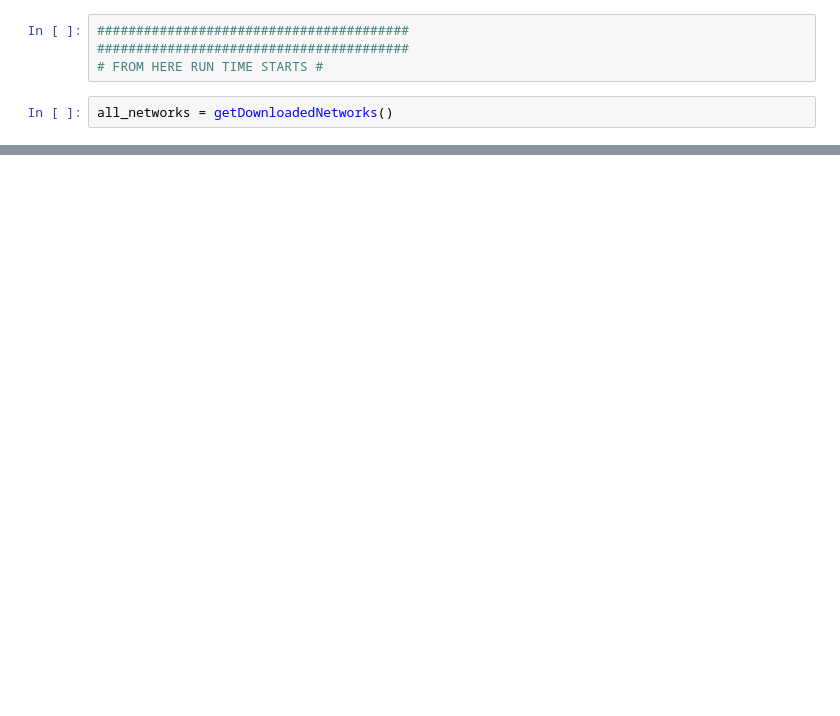
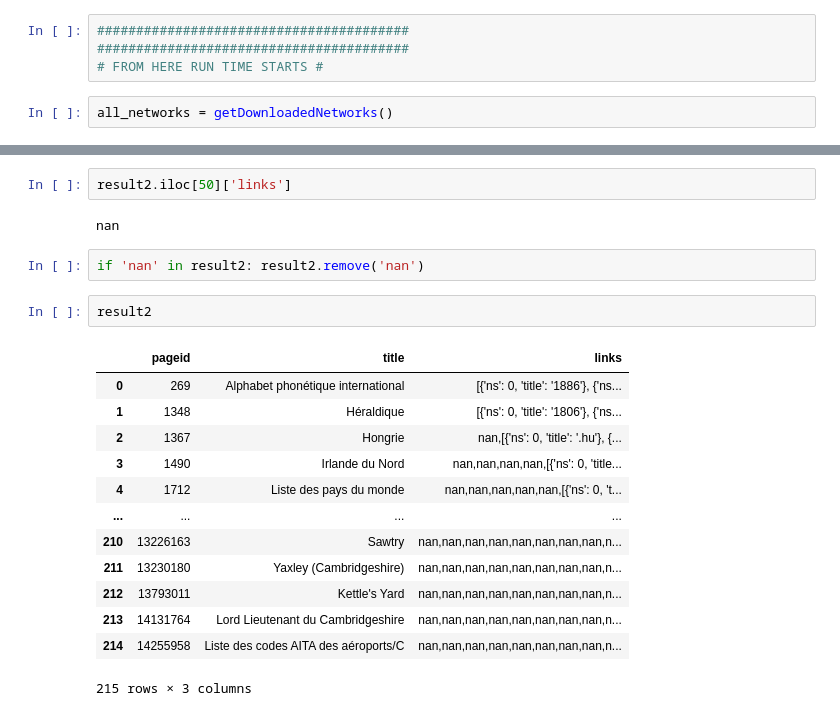
Before and after one commit to teijehidde/Comparing-Wiki-Knowledge-Networks, a Jupyter notebook: Code/Notebook_app.ipynb, the cells around one changed output, grey strips where cells are left out. Drawn from its saved outputs; the diff is of its cells as text; blank space fills up the shorter version.

```diff
--- a/Code/Notebook_app.ipynb
+++ b/Code/Notebook_app.ipynb
@@ -456,0 +436,22 @@ graph_stylesheet.to_dict('records')
+# %%
+result2.iloc[50]['links']
+# %% [output]
+nan
+# %%
+if 'nan' in result2: result2.remove('nan')
+# %%
+result2
+# %% [output]
+|  | pageid | title | links |
+| 0 | 269 | Alphabet phonétique international | [{'ns': 0, 'title': '1886'}, {'ns... |
+| 1 | 1348 | Héraldique | [{'ns': 0, 'title': '1806'}, {'ns... |
+| 2 | 1367 | Hongrie | nan,[{'ns': 0, 'title': '.hu'}, {... |
+| 3 | 1490 | Irlande du Nord | nan,nan,nan,nan,[{'ns': 0, 'title... |
+| 4 | 1712 | Liste des pays du monde | nan,nan,nan,nan,nan,[{'ns': 0, 't... |
+| ... | ... | ... | ... |
+| 210 | 13226163 | Sawtry | nan,nan,nan,nan,nan,nan,nan,nan,n... |
+| 211 | 13230180 | Yaxley (Cambridgeshire) | nan,nan,nan,nan,nan,nan,nan,nan,n... |
+| 212 | 13793011 | Kettle's Yard | nan,nan,nan,nan,nan,nan,nan,nan,n... |
+| 213 | 14131764 | Lord Lieutenant du Cambridgeshire | nan,nan,nan,nan,nan,nan,nan,nan,n... |
+| 214 | 14255958 | Liste des codes AITA des aéroports/C | nan,nan,nan,nan,nan,nan,nan,nan,n... |
+215 rows × 3 columns
```
Also changed, not shown: parts of 16 cells of this notebook, 2 other files.
